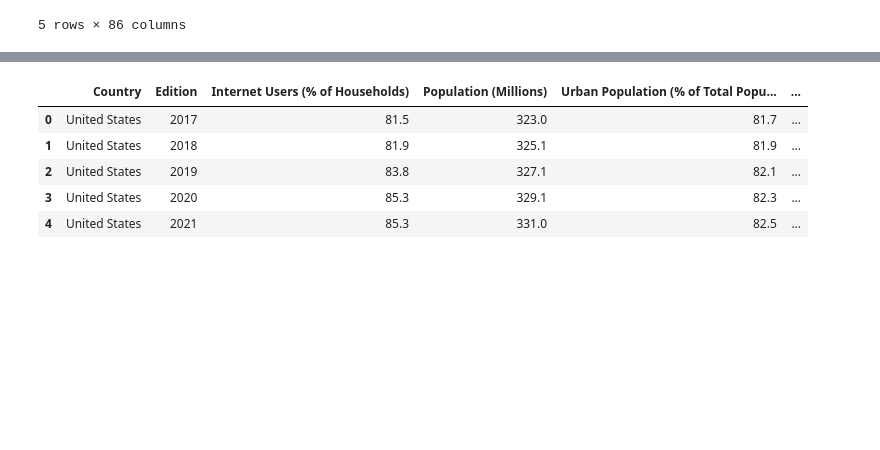
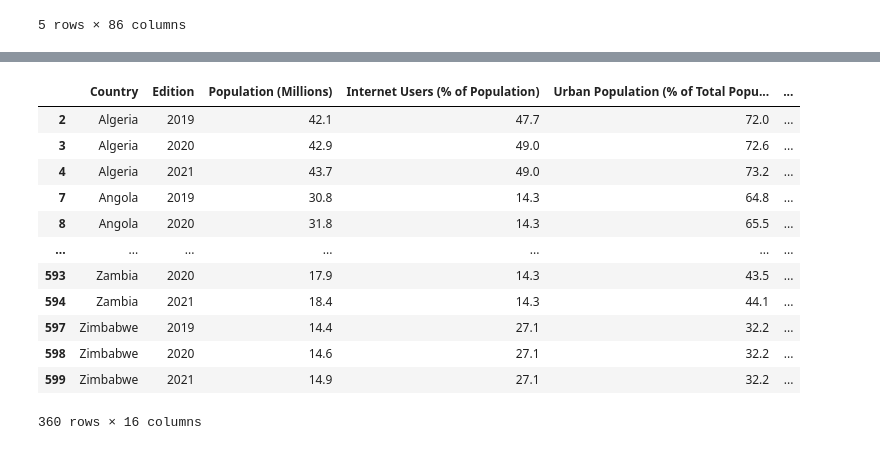
Before and after one commit to tiascott01/07_GroupProject1, a Jupyter notebook: internet-usage-working.ipynb, the cells around one changed output, grey strips where cells are left out. Drawn from its saved outputs; the diff is of its cells as text; code cells hidden in the pictures; blank space fills up the shorter version.

```diff
--- a/internet-usage-working.ipynb
+++ b/internet-usage-working.ipynb
@@ -28,0 +35,7 @@ internet_data.head()
+# %%
+#drop 2017 and 2018
+years_to_drop = [2017, 2018]
+
+internet_data_recent = internet_data[~internet_data['Edition'].isin(years_to_drop)]
+
+internet_data_recent
@@ -40,0 +65,4 @@ df_no_missing_countries.head()
+# %%
+internet_data_recent = internet_data_recent.dropna(how='any')
+
+internet_data_recent
@@ -60,6 +117,6 @@ relevant_columns = ['Country', 'Edition',
                 'BG22) Male mobile phone subscribers',
                 'BG23) Female mobile phone subscribers']
 
-demographic_df = df[relevant_columns]
+demographic_df = internet_data_recent[relevant_columns]
 demographic_df
 # %% [output]
@@ -71,26 +140,23 @@ NameError: name 'df' is not defined
 newcolname_dict = {
     'Country': 'Country',
     'Edition': 'Edition',
-    '1.1.1) Internet users': 'Internet Users (% of Households)',
-    '1.1.4) Gender gap in internet access': 'Gender Gap in Internet Access (% Difference)',
-    '1.1.5) Gender gap in mobile phone access': 'Gender Gap in Mobile Phone Access (% Difference)',
+    'BG2) Population': 'Population (Millions)',
+    'BG19) Internet users (percent of population)': 'Internet Users (% of Population)',
     '4.1.1) Level of literacy': 'Literacy (% of Population)',
     '4.1.2) Educational attainment': 'Education Level (Years of Schooling)',
     '4.1.3) Support for digital literacy': 'Support for Digital Literacy (Qualitative Rating 1-3)',
-    'BG2) Population': 'Population (Millions)',
     'BG3) Urban population': 'Urban Population (% of Total Population)',
     'BG4) GNI per capita': 'GNI Per Capita (USD per Person)',
     'BG6) Population under the poverty line': 'Population Under the Poverty Line (% of Population)',
     'BG17) Internet access gender gap': 'Internet Access Gender Gap (Difference in Percentage Points)',
     'BG18) Mobile phone access gender gap': 'Mobile Phone Access Gender Gap (Difference in Percengage Points)',
-    'BG19) Internet users (percent of population)': 'Internet Users (% of Population)',
     'BG20) Male internet users': 'Male Internet Users (% of Male Population)',
     'BG21) Female internet users': 'Female Internet Users (% of Female Population)',
     'BG22) Male mobile phone subscribers': 'Male Mobile Phone Subscribers (% of Male Population)',
     'BG23) Female mobile phone subscribers': 'Female Mobile Phone Subscribers (% of Female Population)'
 }
 
-df_renamed = demographic_df.rename(columns=newcolname_dict)
+demographic_df_renamed = demographic_df.rename(columns=newcolname_dict)
 
-df_renamed.head()
+demographic_df_renamed.head()
 # %% [output]
@@ -103,33 +169,38 @@ df_renamed.head()
 # %%
 #reorder columns
 new_column_order = [
     'Country',
     'Edition',
-    'Internet Users (% of Households)',
     'Population (Millions)',
+    'Internet Users (% of Population)',
     'Urban Population (% of Total Population)',
     'Population Under the Poverty Line (% of Population)',
     'GNI Per Capita (USD per Person)',
     'Literacy (% of Population)',
     'Education Level (Years of Schooling)',
     'Support for Digital Literacy (Qualitative Rating 1-3)',
-    'Gender Gap in Internet Access (% Difference)',
     'Internet Access Gender Gap (Difference in Percentage Points)',
     'Male Internet Users (% of Male Population)',
     'Female Internet Users (% of Female Population)',
-    'Gender Gap in Mobile Phone Access (% Difference)',
     'Mobile Phone Access Gender Gap (Difference in Percengage Points)',
     'Male Mobile Phone Subscribers (% of Male Population)',
     'Female Mobile Phone Subscribers (% of Female Population)'
 ]
 
-df_reordered = df_renamed[new_column_order]
+demographic_df_reordered = demographic_df_renamed[new_column_order]
 
-df_reordered.head()
+demographic_df_reordered
 # %% [output]
-|  | Country | Edition | Internet Users (% of Households) | Population (Millions) | Urban Population (% of Total Popu... | ... |
-| 0 | United States | 2017 | 81.5 | 323.0 | 81.7 | ... |
-| 1 | United States | 2018 | 81.9 | 325.1 | 81.9 | ... |
-| 2 | United States | 2019 | 83.8 | 327.1 | 82.1 | ... |
-| 3 | United States | 2020 | 85.3 | 329.1 | 82.3 | ... |
-| 4 | United States | 2021 | 85.3 | 331.0 | 82.5 | ... |
+|  | Country | Edition | Population (Millions) | Internet Users (% of Population) | Urban Population (% of Total Popu... | ... |
+| 2 | Algeria | 2019 | 42.1 | 47.7 | 72.0 | ... |
+| 3 | Algeria | 2020 | 42.9 | 49.0 | 72.6 | ... |
+| 4 | Algeria | 2021 | 43.7 | 49.0 | 73.2 | ... |
+| 7 | Angola | 2019 | 30.8 | 14.3 | 64.8 | ... |
+| 8 | Angola | 2020 | 31.8 | 14.3 | 65.5 | ... |
+| ... | ... | ... | ... | ... | ... | ... |
+| 593 | Zambia | 2020 | 17.9 | 14.3 | 43.5 | ... |
+| 594 | Zambia | 2021 | 18.4 | 14.3 | 44.1 | ... |
+| 597 | Zimbabwe | 2019 | 14.4 | 27.1 | 32.2 | ... |
+| 598 | Zimbabwe | 2020 | 14.6 | 27.1 | 32.2 | ... |
+| 599 | Zimbabwe | 2021 | 14.9 | 27.1 | 32.2 | ... |
+360 rows × 16 columns
```
Also changed, not shown: parts of 7 cells of this notebook, 1 other file.
